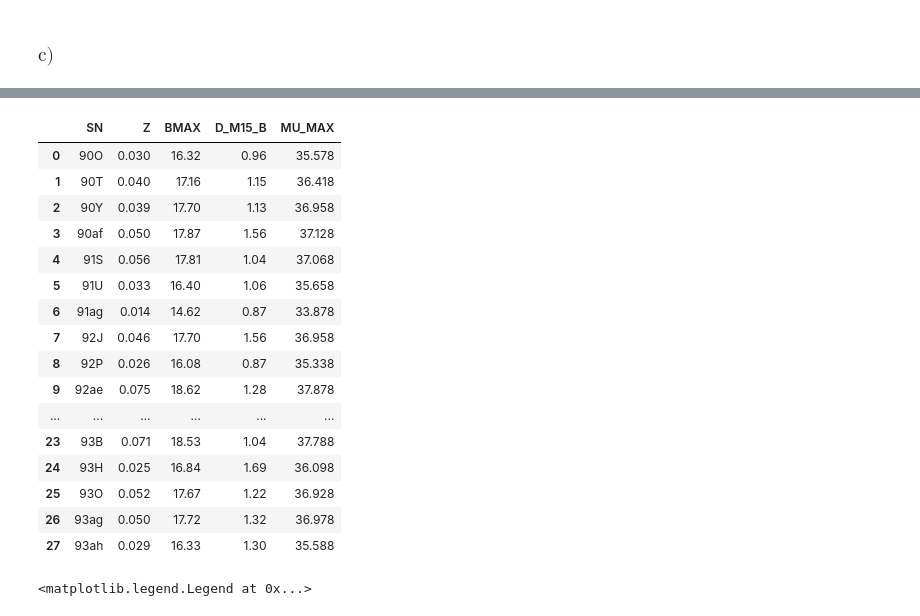
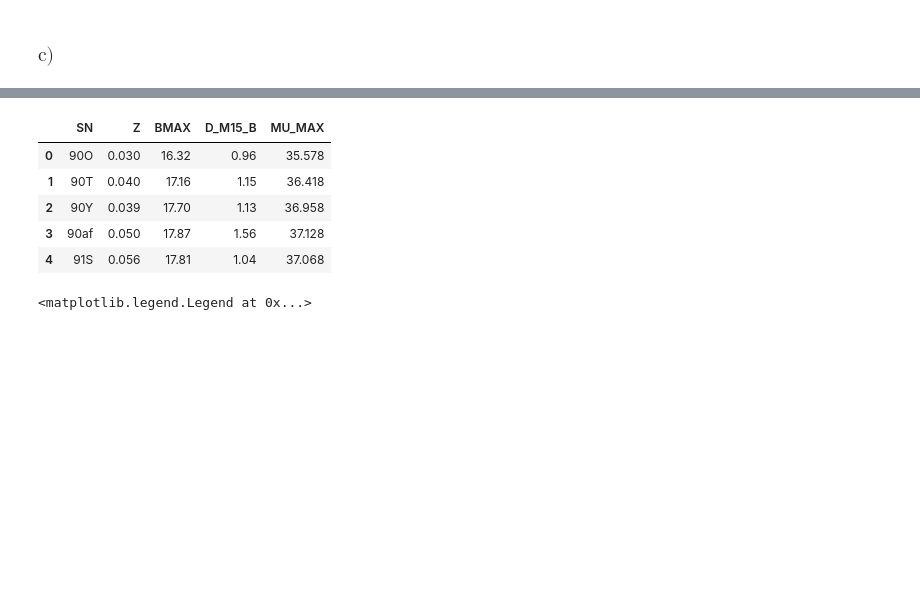
Before and after one commit to ojedarcelo/astrocodigos, a Jupyter notebook: AST0411 - Astrofísica Extragaláctica/Tareas/Tarea 1/tarea_1.ipynb, the cells around one changed output, grey strips where cells are left out. Cells and saved outputs as stored; diff of their text form; code cells hidden in the pictures; blank space fills up the shorter version.

```diff
--- a/AST0411 - Astrofísica Extragaláctica/Tareas/Tarea 1/tarea_1.ipynb
+++ b/AST0411 - Astrofísica Extragaláctica/Tareas/Tarea 1/tarea_1.ipynb
@@ -1237,33 +1226,19 @@ supernovae_data_1
 # %%
 M_MAX_B = -19.258
 
 supernovae_data_1['Z'] = supernovae_data_1['Z'].astype(float)
 supernovae_data_1['BMAX'] = supernovae_data_1['BMAX'].astype(float)
 supernovae_data_1['D_M15_B'] = supernovae_data_1['D_M15_B'].astype(float)
 
-supernovae_data_1['B_15'] = supernovae_data_1['BMAX'] + supernovae_data_1['D_M15_B']
+supernovae_data_1['MU_MAX'] = supernovae_data_1['BMAX'] - M_MAX_B
 
-supernovae_data_1['MU_MAX'] = supernovae_data_1['BMAX'] - M_MAX_B
-supernovae_data_1['MU_MAX']
-
-supernovae_data_1
+supernovae_data_1.head()
 # %% [output]
 |  | SN | Z | BMAX | D_M15_B | MU_MAX |
 | 0 | 90O | 0.030 | 16.32 | 0.96 | 35.578 |
 | 1 | 90T | 0.040 | 17.16 | 1.15 | 36.418 |
 | 2 | 90Y | 0.039 | 17.70 | 1.13 | 36.958 |
 | 3 | 90af | 0.050 | 17.87 | 1.56 | 37.128 |
 | 4 | 91S | 0.056 | 17.81 | 1.04 | 37.068 |
-| 5 | 91U | 0.033 | 16.40 | 1.06 | 35.658 |
-| 6 | 91ag | 0.014 | 14.62 | 0.87 | 33.878 |
-| 7 | 92J | 0.046 | 17.70 | 1.56 | 36.958 |
-| 8 | 92P | 0.026 | 16.08 | 0.87 | 35.338 |
-| 9 | 92ae | 0.075 | 18.62 | 1.28 | 37.878 |
-| ... | ... | ... | ... | ... | ... |
-| 23 | 93B | 0.071 | 18.53 | 1.04 | 37.788 |
-| 24 | 93H | 0.025 | 16.84 | 1.69 | 36.098 |
-| 25 | 93O | 0.052 | 17.67 | 1.22 | 36.928 |
-| 26 | 93ag | 0.050 | 17.72 | 1.32 | 36.978 |
-| 27 | 93ah | 0.029 | 16.33 | 1.30 | 35.588 |
 # %%
 fig, ax = plt.subplots(figsize=(8, 8))
```
Also changed, not shown: parts of 17 cells of this notebook, 1 other file.
